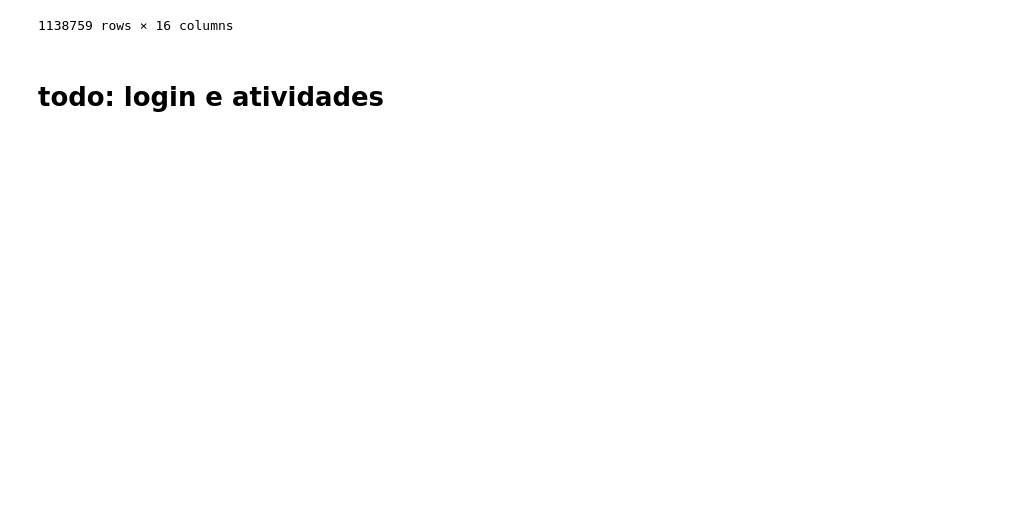
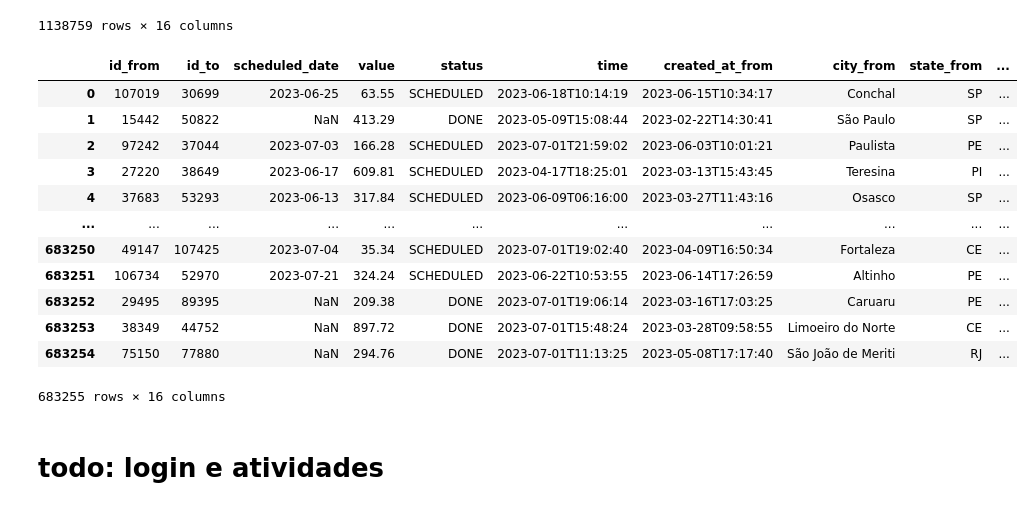
Before and after one commit to rubcube-guilhermetomiasi/mocking, a Jupyter notebook: mocking.ipynb, the cells around one changed output. Saved outputs shown, nothing was run; the diff lists cells and outputs as text; code cells hidden in the pictures; blank space fills up the shorter version.

```diff
--- a/mocking.ipynb
+++ b/mocking.ipynb
@@ -772,6 +772,30 @@ display(transfers)
 | 1138757 | 84555 | 118690 | None | 396.34 | DONE | 2023-07-19T19:31:32 | 2023-05-19T13:09:11 | Divisa Alegre | MG | ... |
 | 1138758 | 118752 | 63546 | 2023-07-30 | 621.16 | SCHEDULED | 2023-07-19T20:01:03 | 2023-06-30T22:28:39 | Santiago |  | ... |
 1138759 rows × 16 columns
+# %%
+import pandas as pd
+
+transfers = pd.read_csv("transfers.csv")
+# %%
+# Sample (60%)
+transfers = transfers.sample(frac=0.6)
+transfers = transfers.reset_index()
+transfers = transfers.drop("index", axis=1)
+display(transfers)
+# %% [output]
+|  | id_from | id_to | scheduled_date | value | status | time | created_at_from | city_from | state_from | ... |
+| 0 | 107019 | 30699 | 2023-06-25 | 63.55 | SCHEDULED | 2023-06-18T10:14:19 | 2023-06-15T10:34:17 | Conchal | SP | ... |
+| 1 | 15442 | 50822 | NaN | 413.29 | DONE | 2023-05-09T15:08:44 | 2023-02-22T14:30:41 | São Paulo | SP | ... |
+| 2 | 97242 | 37044 | 2023-07-03 | 166.28 | SCHEDULED | 2023-07-01T21:59:02 | 2023-06-03T10:01:21 | Paulista | PE | ... |
+| 3 | 27220 | 38649 | 2023-06-17 | 609.81 | SCHEDULED | 2023-04-17T18:25:01 | 2023-03-13T15:43:45 | Teresina | PI | ... |
+| 4 | 37683 | 53293 | 2023-06-13 | 317.84 | SCHEDULED | 2023-06-09T06:16:00 | 2023-03-27T11:43:16 | Osasco | SP | ... |
+| ... | ... | ... | ... | ... | ... | ... | ... | ... | ... | ... |
+| 683250 | 49147 | 107425 | 2023-07-04 | 35.34 | SCHEDULED | 2023-07-01T19:02:40 | 2023-04-09T16:50:34 | Fortaleza | CE | ... |
+| 683251 | 106734 | 52970 | 2023-07-21 | 324.24 | SCHEDULED | 2023-06-22T10:53:55 | 2023-06-14T17:26:59 | Altinho | PE | ... |
+| 683252 | 29495 | 89395 | NaN | 209.38 | DONE | 2023-07-01T19:06:14 | 2023-03-16T17:03:25 | Caruaru | PE | ... |
+| 683253 | 38349 | 44752 | NaN | 897.72 | DONE | 2023-07-01T15:48:24 | 2023-03-28T09:58:55 | Limoeiro do Norte | CE | ... |
+| 683254 | 75150 | 77880 | NaN | 294.76 | DONE | 2023-07-01T11:13:25 | 2023-05-08T17:17:40 | São João de Meriti | RJ | ... |
+683255 rows × 16 columns
 # %%
 transfers.to_csv("transfers.csv", index=False)
 # %% [markdown]
```
